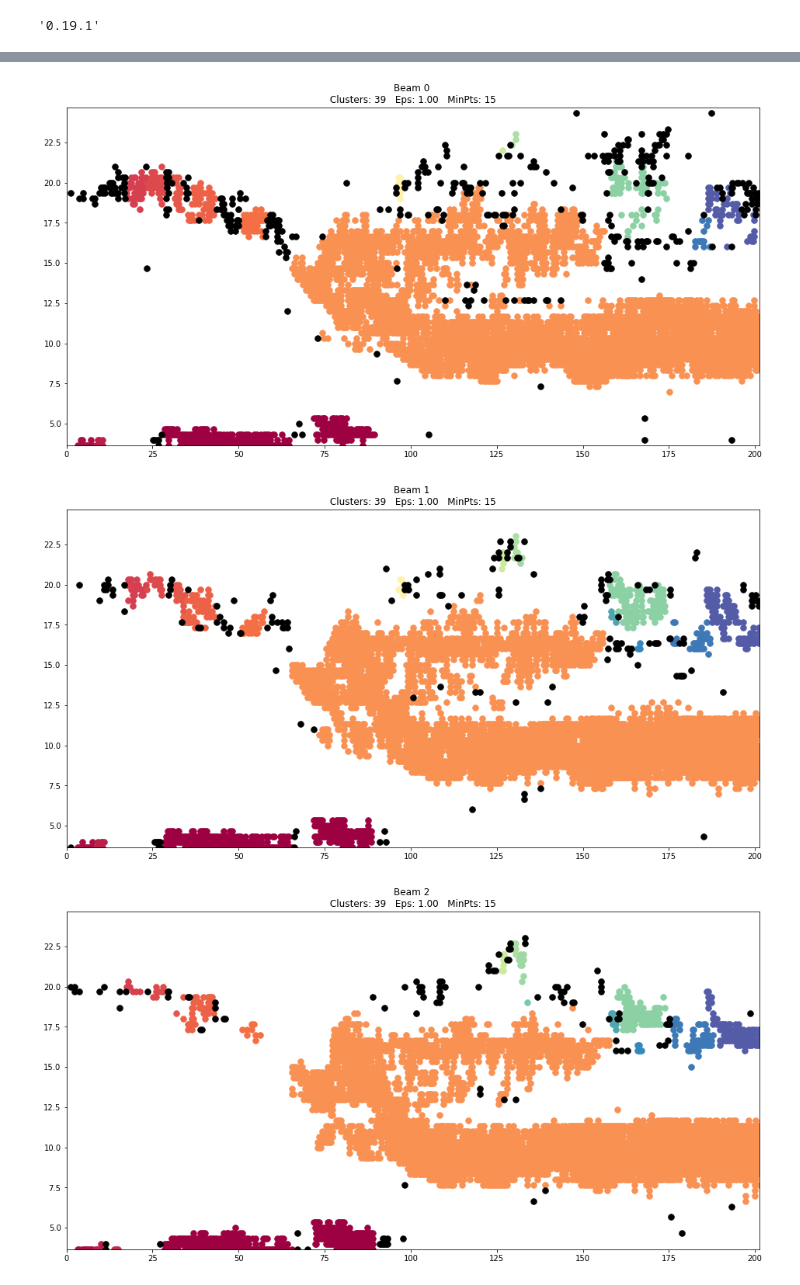
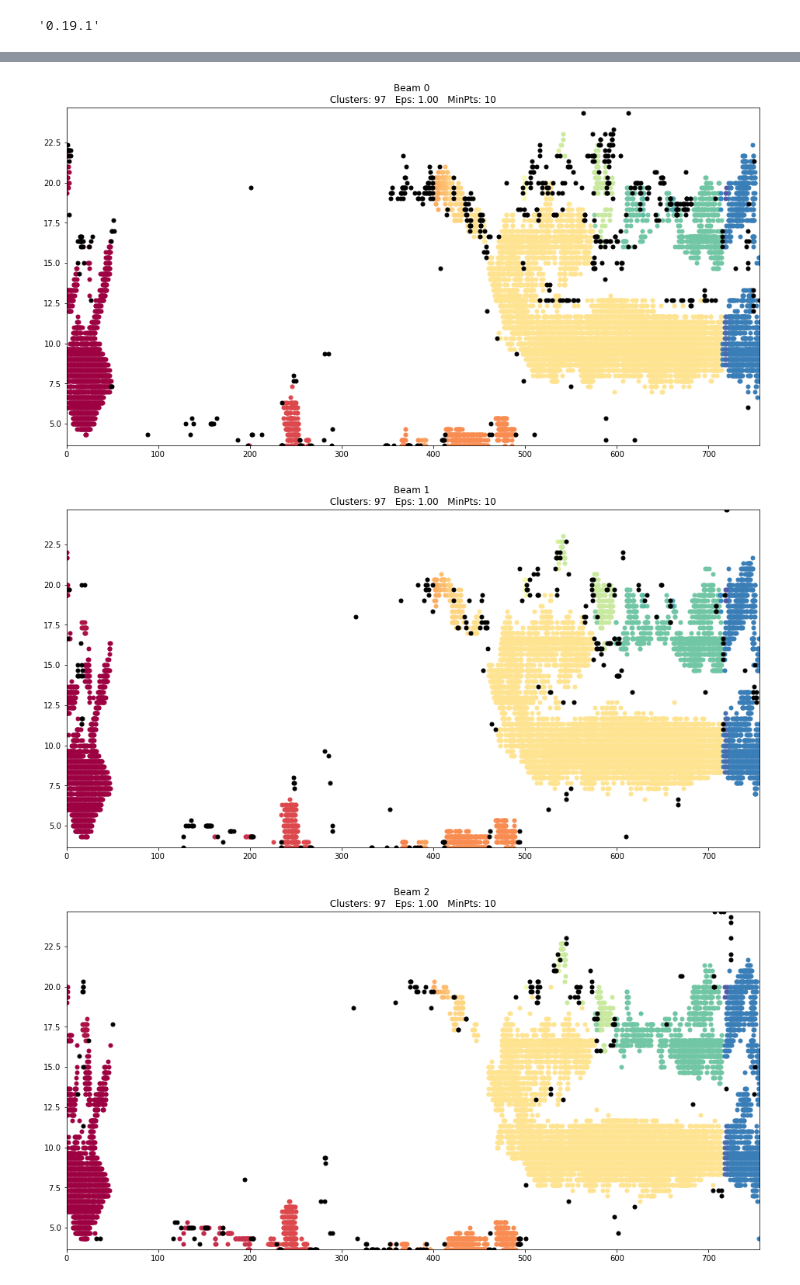
Before and after one commit to vtsuperdarn/clustering_superdarn_data, a Jupyter notebook: dbscan.ipynb, the cells around one changed output, grey strips where cells are left out. Drawn from its saved outputs; the diff is of its cells as text; code cells hidden in the pictures.

Commit message:
Added plot_autoEps and updated DBSCAN plotters

```diff
--- a/dbscan.ipynb
+++ b/dbscan.ipynb
@@ -64,0 +33,11 @@ print(sorted_beam[0] - sorted_beam[1])
+# %%
+scaled_time = (time_num_days - time_num_days[0]) #(time - np.floor(time)) * 24 * 60 * 60
+uniq_time = np.sort(np.unique(scaled_time))
+shifted_time = np.roll(uniq_time, -1)
+dt = np.min((shifted_time - uniq_time)[:-1])
+print(dt*60*60*24)
+integer_time = scaled_time / dt
+scaled_time = scale(scaled_time / (dt))
+# Divide by variance and center mean at 0
+scaled_gate = gate
+scaled_beam = beam
@@ -65,16 +46,15 @@ print(sorted_beam[0] - sorted_beam[1])
 # %%
 # ~~ DBSCAN ~~
-time_eps = 50.0
+# ~~ Important note: On certain systems (HDD + 8GB RAM + Ubuntu16 desktop) this won't run due to memory consumption
+# ~~ Works fine on my laptop (SSD + 8GB RAM + Ubuntu18, decent i5)
+time_eps = 40.0
 beam_eps = 2.0
 gate_eps = 3.0
 
 X = np.column_stack((beam / beam_eps, gate / gate_eps, integer_time / time_eps))
 print(X.shape)
 
-eps, minPts = 1, 15
-# NOTE - this will run extremely slow on certain computers due to high memory consumption.
-# It has done this on an Ubuntu 16 computer with a HDD and 8GB memory   (my suspicion is, slow swap-space access)
-# It has worked fine on an Ubuntu 18 laptop with a SSD and 8GB memory
+eps, minPts = 1, 10
 db = DBSCAN(eps=eps, min_samples=minPts).fit(X)
 core_samples_mask = np.zeros_like(db.labels_, dtype=bool)
 core_samples_mask[db.core_sample_indices_] = True
@@ -82,6 +62,5 @@ labels = db.labels_
 
 # Number of clusters in labels, ignoring noise if present.
 n_clusters_ = len(set(labels)) - (1 if -1 in labels else 0)
-print('Estimated number of clusters: %d' % n_clusters_)
-print(labels[:100])
+print('DBSCAN clusters: %d' % n_clusters_)
 # %% [output]
@@ -103,31 +73,40 @@ print(X.shape)
 # %%
-# Black removed and is used for noise instead.
 unique_labels = set(labels)
 colors = [plt.cm.Spectral(each)
           for each in np.linspace(0, 1, len(unique_labels))]
 range_max = data_dict['nrang'][0]
 
-for b in range(16):
-    fig = plt.figure(figsize=(16,8))
+from matplotlib.dates import date2num
+# For each unique time unit
+times_unique_dt = data_dict['datetime']
+times_unique_index = np.array([date2num(d) for d in data_dict['datetime']])
+from superdarn_cluster.time_utils import *
+times_unique_index = time_days_to_index(times_unique_index)
+index_time = time_days_to_index(time_num_days)
+# ~~ Plotting all DBSCAN clusters on RTI plot (scatterplot) ~~
+for b in range(num_beams):
+    fig = plt.figure(figsize=(16, 8))
     for k, col in zip(unique_labels, colors):
         if k == -1:
             # Black used for noise.
             col = [0, 0, 0, 1]
 
         class_member_mask = (labels == k)
         beam_mask = (beam == b)
 
         xy = X[class_member_mask & core_samples_mask & beam_mask]
-        plt.plot(xy[:, 2], xy[:, 1], '.', color=tuple(col), markersize=15)
+        plt.plot(xy[:, 2], xy[:, 1], '.', color=tuple(col), markersize=10)
 
         xy = X[class_member_mask & ~core_samples_mask & beam_mask]
-        plt.plot(xy[:, 2], xy[:, 1], '.', color=tuple(col), markersize=15)
+        plt.plot(xy[:, 2], xy[:, 1], '.', color=tuple(col), markersize=10)
 
     plt.xlim((np.min(integer_time/time_eps), np.max(integer_time/time_eps)))
     plt.ylim((np.min(gate/gate_eps), np.max(gate/gate_eps)))
     plt.title('Beam %d \n Clusters: %d   Eps: %.2f   MinPts: %d ' % (b, n_clusters_, eps, minPts))
-    plt.savefig('dbscan beam ' + str(b))
+    plt.show()
+    #plt.savefig('dbscan beam ' + str(b))
+    #plt.close()
 # %% [output]
-[figure, old version]
+[figure, new version]
-[figure, old version]
+[figure, new version]
-[figure, old version]
+[figure, new version]
```
Also changed, not shown: parts of 12 cells of this notebook, 4 other files.
